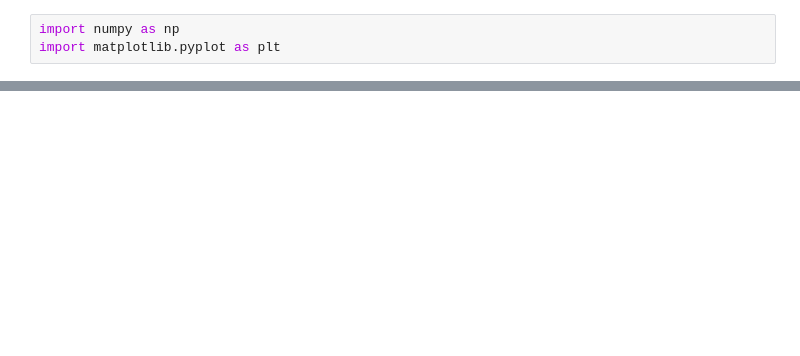
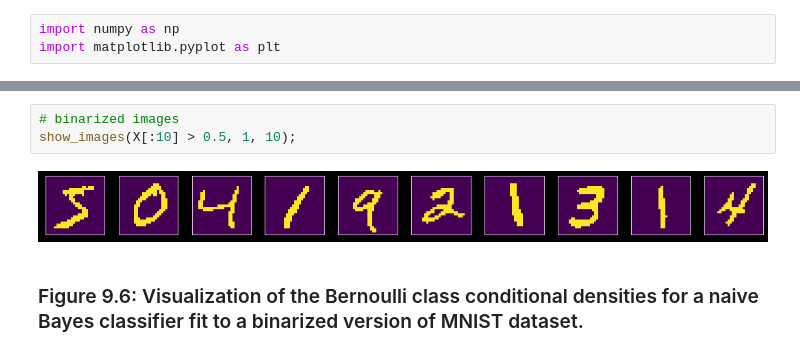
Before and after one commit to chofchof/probml, a Jupyter notebook: notebooks/book1/09/naive_bayes_mnist.ipynb, the cells around one changed output, grey strips where cells are left out. Saved outputs shown, nothing was run; the diff lists cells and outputs as text; blank space fills up the shorter version.

Commit message:
Update naive Bayes

```diff
--- a/notebooks/book1/09/naive_bayes_mnist.ipynb
+++ b/notebooks/book1/09/naive_bayes_mnist.ipynb
@@ -153,0 +52,7 @@ np.count_nonzero(preds == y_test) / len(y_test)  # test accuracy
+# %%
+# binarized images
+show_images(X[:10] > 0.5, 1, 10);
+# %% [output]
+[figure, added]
+# %% [markdown]
+### Figure 9.6: Visualization of the Bernoulli class conditional densities for a naive Bayes classifier fit to a binarized version of MNIST dataset.
```
Also changed, not shown: parts of 37 cells of this notebook.
